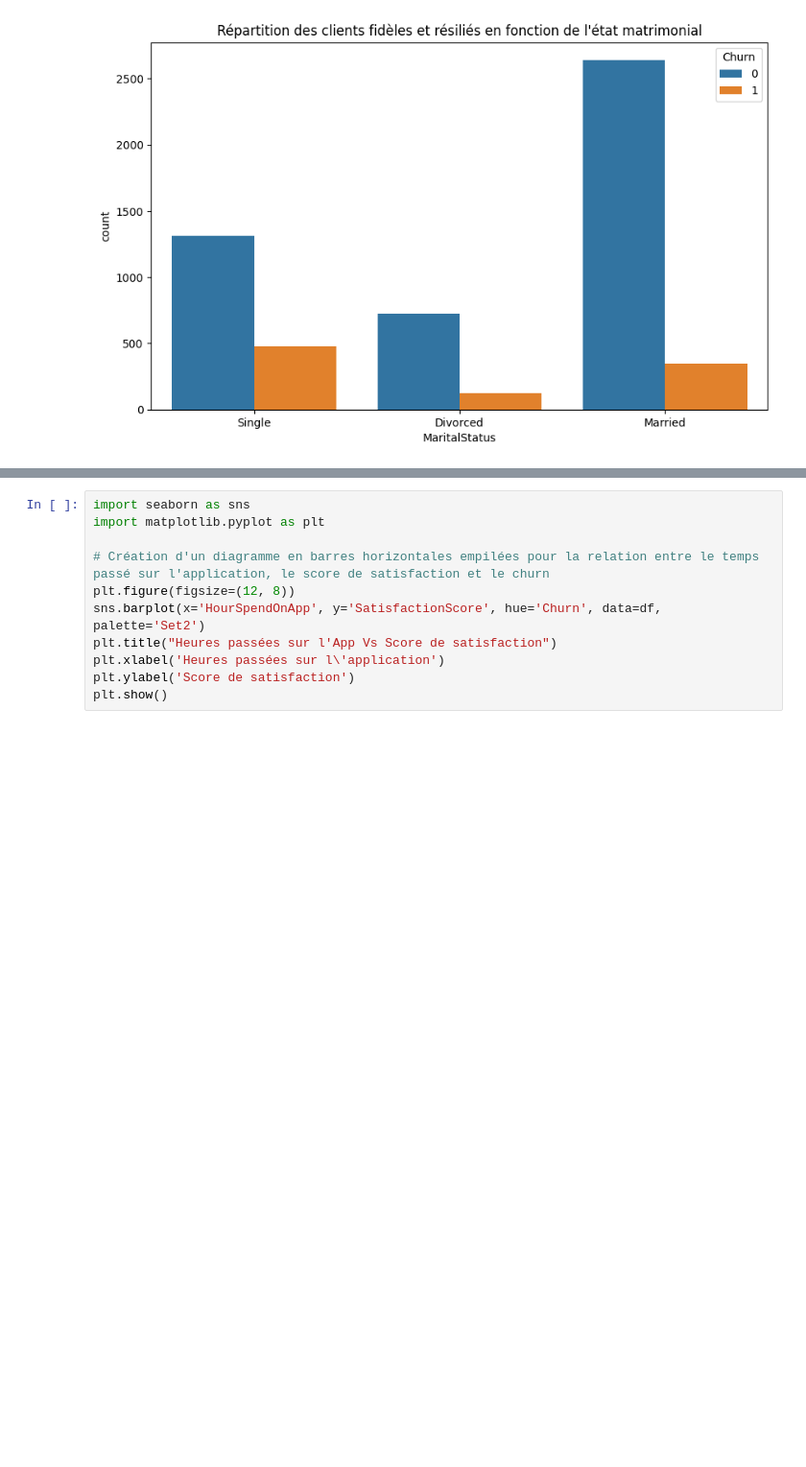
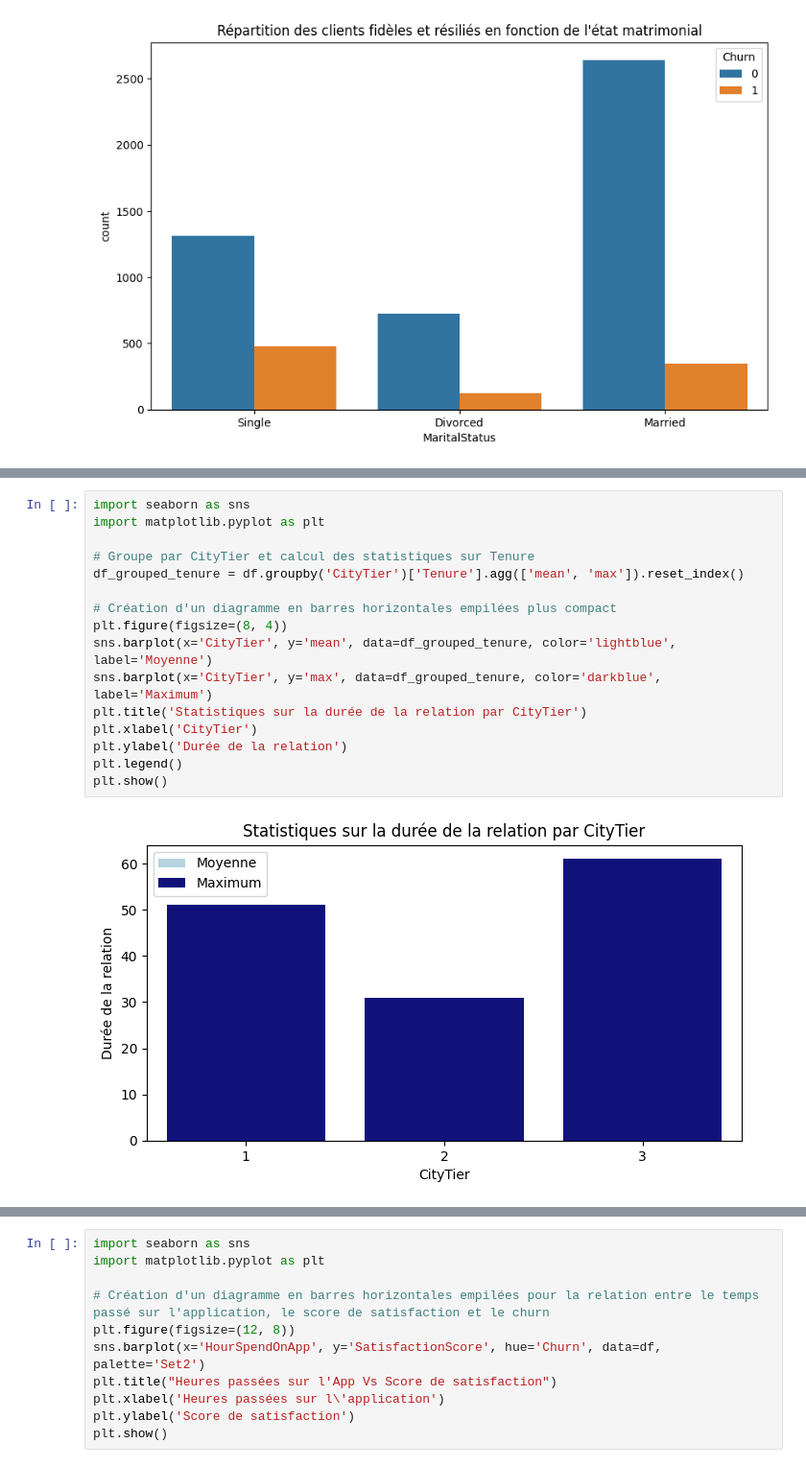
Before and after one commit to k-chanez/Churn-prediction, a Jupyter notebook: Projetcloud1ipynb.ipynb, the cells around one changed output, grey strips where cells are left out. Shown: that part at 96% size. Cells and saved outputs as stored; diff of their text form; blank space fills up the shorter version.

```diff
--- a/Projetcloud1ipynb.ipynb
+++ b/Projetcloud1ipynb.ipynb
@@ -189,3 +189,21 @@ fig.show()
+# %%
+import seaborn as sns
+import matplotlib.pyplot as plt
+
+# Groupe par CityTier et calcul des statistiques sur Tenure
+df_grouped_tenure = df.groupby('CityTier')['Tenure'].agg(['mean', 'max']).reset_index()
+
+# Création d'un diagramme en barres horizontales empilées plus compact
+plt.figure(figsize=(8, 4))
+sns.barplot(x='CityTier', y='mean', data=df_grouped_tenure, color='lightblue', label='Moyenne')
+sns.barplot(x='CityTier', y='max', data=df_grouped_tenure, color='darkblue', label='Maximum')
+plt.title('Statistiques sur la durée de la relation par CityTier')
+plt.xlabel('CityTier')
+plt.ylabel('Durée de la relation')
+plt.legend()
+plt.show()
+# %% [output]
+[figure, added]
 # %%
 import plotly.express as px
 
```
Also changed, not shown: parts of 3 cells of this notebook.
